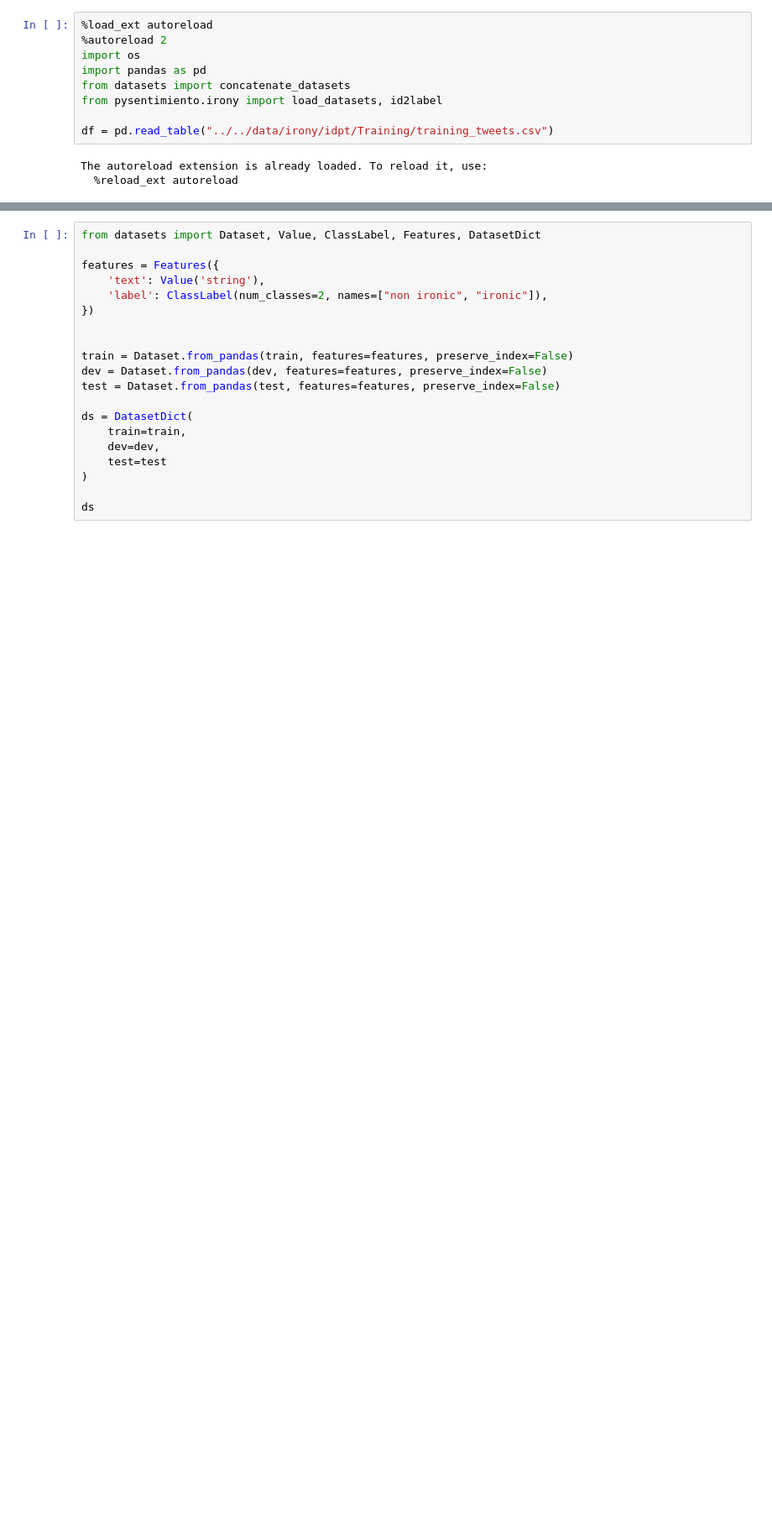
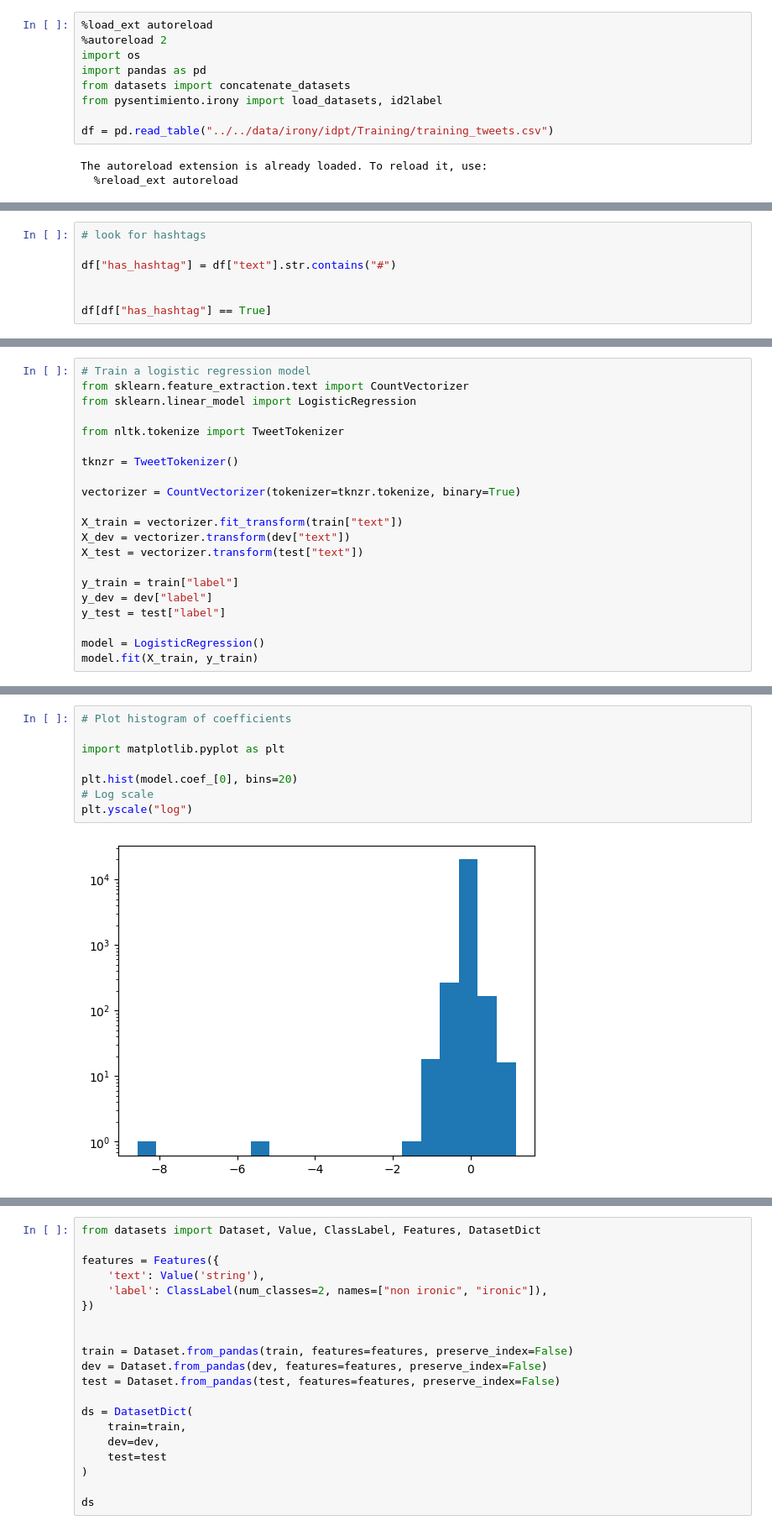
Before and after one commit to pysentimiento/pysentimiento, a Jupyter notebook: notebooks/irony/Exploratory pt.ipynb, the cells around one changed output, grey strips where cells are left out. Shown at 84% size. Cells and saved outputs as stored; diff of their text form; blank space fills up the shorter version.

```diff
--- a/notebooks/irony/Exploratory pt.ipynb
+++ b/notebooks/irony/Exploratory pt.ipynb
@@ -30,0 +32,7 @@ df
+# %%
+# look for hashtags
+
+df["has_hashtag"] = df["text"].str.contains("#")
+
+
+df[df["has_hashtag"] == True]
@@ -40,0 +67,21 @@ train.shape, dev.shape, test.shape
+# %%
+# Train a logistic regression model
+from sklearn.feature_extraction.text import CountVectorizer
+from sklearn.linear_model import LogisticRegression
+
+from nltk.tokenize import TweetTokenizer
+
+tknzr = TweetTokenizer()
+
+vectorizer = CountVectorizer(tokenizer=tknzr.tokenize, binary=True)
+
+X_train = vectorizer.fit_transform(train["text"])
+X_dev = vectorizer.transform(dev["text"])
+X_test = vectorizer.transform(test["text"])
+
+y_train = train["label"]
+y_dev = dev["label"]
+y_test = test["label"]
+
+model = LogisticRegression()
+model.fit(X_train, y_train)
@@ -40,0 +106,10 @@ train.shape, dev.shape, test.shape
+# %%
+# Plot histogram of coefficients
+
+import matplotlib.pyplot as plt
+
+plt.hist(model.coef_[0], bins=20)
+# Log scale
+plt.yscale("log")
+# %% [output]
+[figure, added]
```
Also changed, not shown: parts of 11 cells of this notebook, 2 other files.
